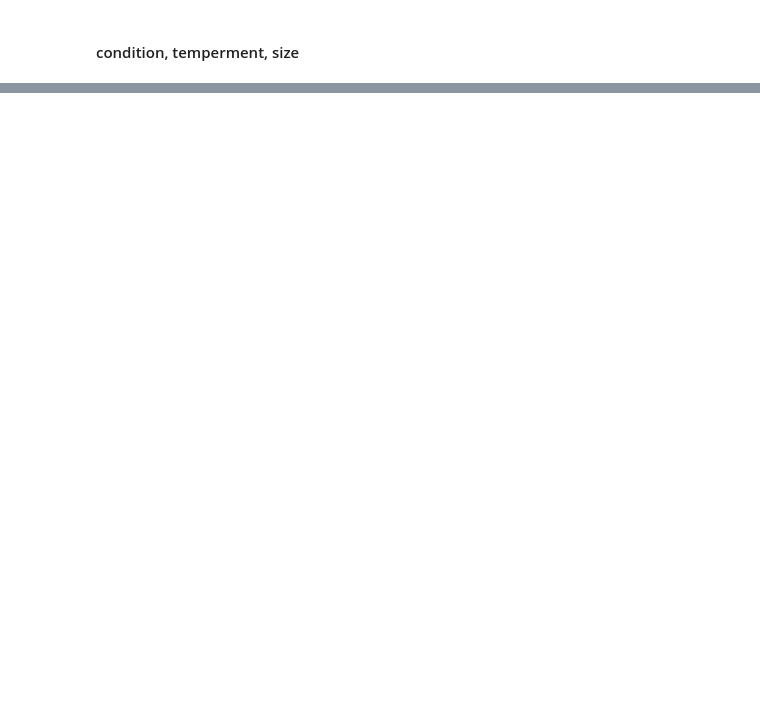
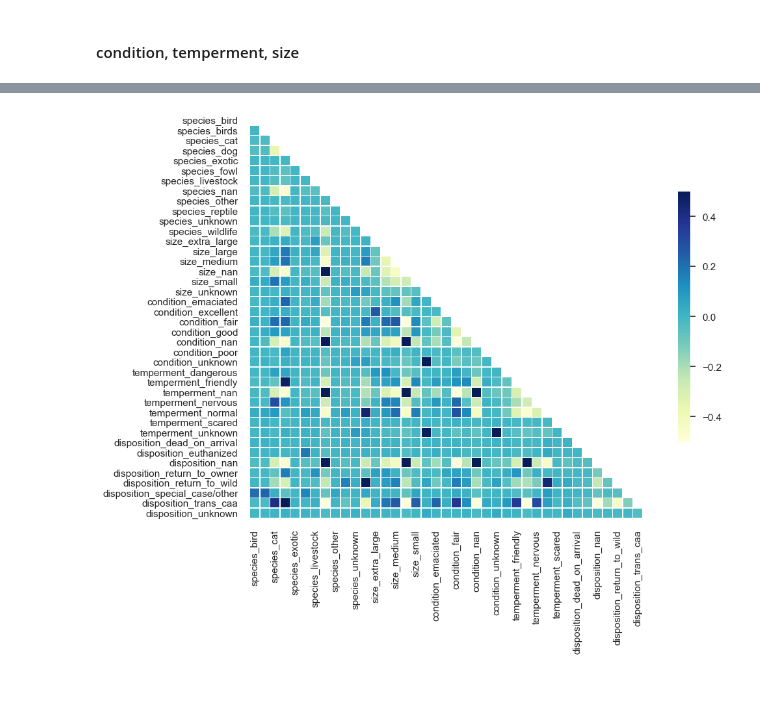
Before and after one commit to janellejolliff/ACRC-Classification, a Jupyter notebook: capstone.ipynb, the cells around one changed output, grey strips where cells are left out. Saved outputs shown, nothing was run; the diff lists cells and outputs as text; code cells hidden in the pictures; blank space fills up the shorter version.

```diff
--- a/capstone.ipynb
+++ b/capstone.ipynb
@@ -661,6 +765,6 @@ dogs = ('pit', 'labrador', 'terrier', 'german_shepherd', 'shepherd', 'chihuahua'
 #### condition, temperment, size
 # %%
 #value counts of species, size, condition, and temperment features
-ssct_df = df[['species', 'size', 'condition', 'temperment']]
+ssct_df = df[['species', 'size', 'condition', 'temperment', 'disposition']]
 # %%
 plot_counts(ssct_df)
@@ -667,6 +777,8 @@ plot_counts(ssct_df)
 # %%
 # correlations between species, size, condition, and temperment
-corr_plot(ssct_df, -.3, .3)
+corr_plot(ssct_df, -.5, .5)
+# %% [output]
+[figure, added]
 # %% [markdown]
 #
 # %%
```
Also changed, not shown: parts of 64 cells of this notebook.
